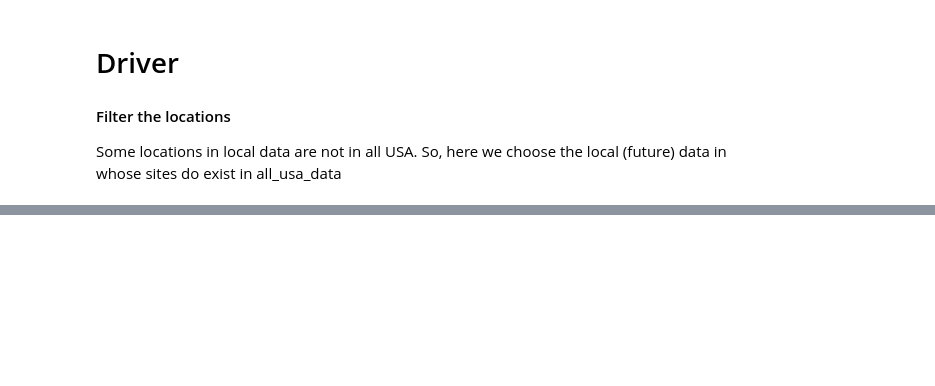
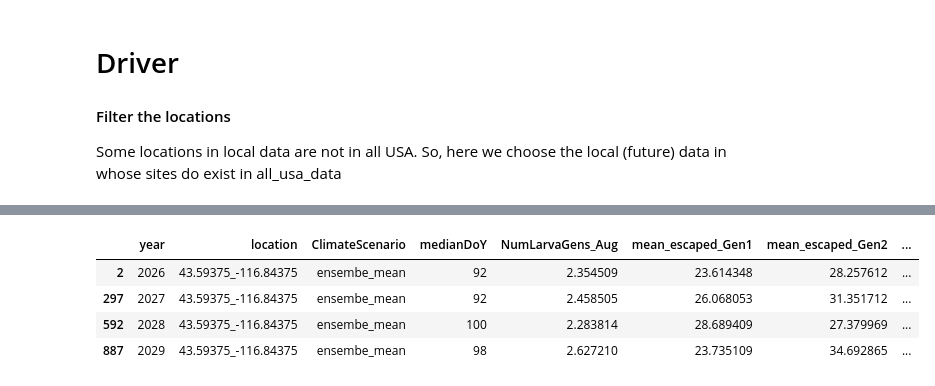
Before and after one commit to sunil21075/Ag, a Jupyter notebook: analogy/03_find_analogs/python_analogs/Analog_Covariance.ipynb, the cells around one changed output, grey strips where cells are left out. Cells and saved outputs as stored; diff of their text form; code cells hidden in the pictures; blank space fills up the shorter version.

```diff
--- a/analogy/03_find_analogs/python_analogs/Analog_Covariance.ipynb
+++ b/analogy/03_find_analogs/python_analogs/Analog_Covariance.ipynb
@@ -101,3 +206,5 @@ def create_colnames(NN_count):
+# %%
+future_orig = future_orig.iloc[0:1000].copy()
 # %% [markdown]
 # Driver
 
@@ -435,0 +224,5 @@ def one_sample_dist(curr_future, hist_dt, conar_inv):
+# %%
+future_df = future_orig.copy()
+analog_pool = hist_orig.copy()
+complete_hist_df = analog_pool.copy()
+local_sites = future_df.location.unique()
@@ -435,0 +232,11 @@ def one_sample_dist(curr_future, hist_dt, conar_inv):
+# %%
+loc = "43.59375_-116.84375"
+curr_loc_df = future_df[future_df.location == loc].copy()
+# %%
+curr_loc_df.head()
+# %% [output]
+|  | year | location | ClimateScenario | medianDoY | NumLarvaGens_Aug | mean_escaped_Gen1 | mean_escaped_Gen2 | ... |
+| 2 | 2026 | 43.59375_-116.84375 | ensembe_mean | 92 | 2.354509 | 23.614348 | 28.257612 | ... |
+| 297 | 2027 | 43.59375_-116.84375 | ensembe_mean | 92 | 2.458505 | 26.068053 | 31.351712 | ... |
+| 592 | 2028 | 43.59375_-116.84375 | ensembe_mean | 100 | 2.283814 | 28.689409 | 27.379969 | ... |
+| 887 | 2029 | 43.59375_-116.84375 | ensembe_mean | 98 | 2.627210 | 23.735109 | 34.692865 | ... |
```
Also changed, not shown: parts of 75 cells of this notebook, 1 other file.
